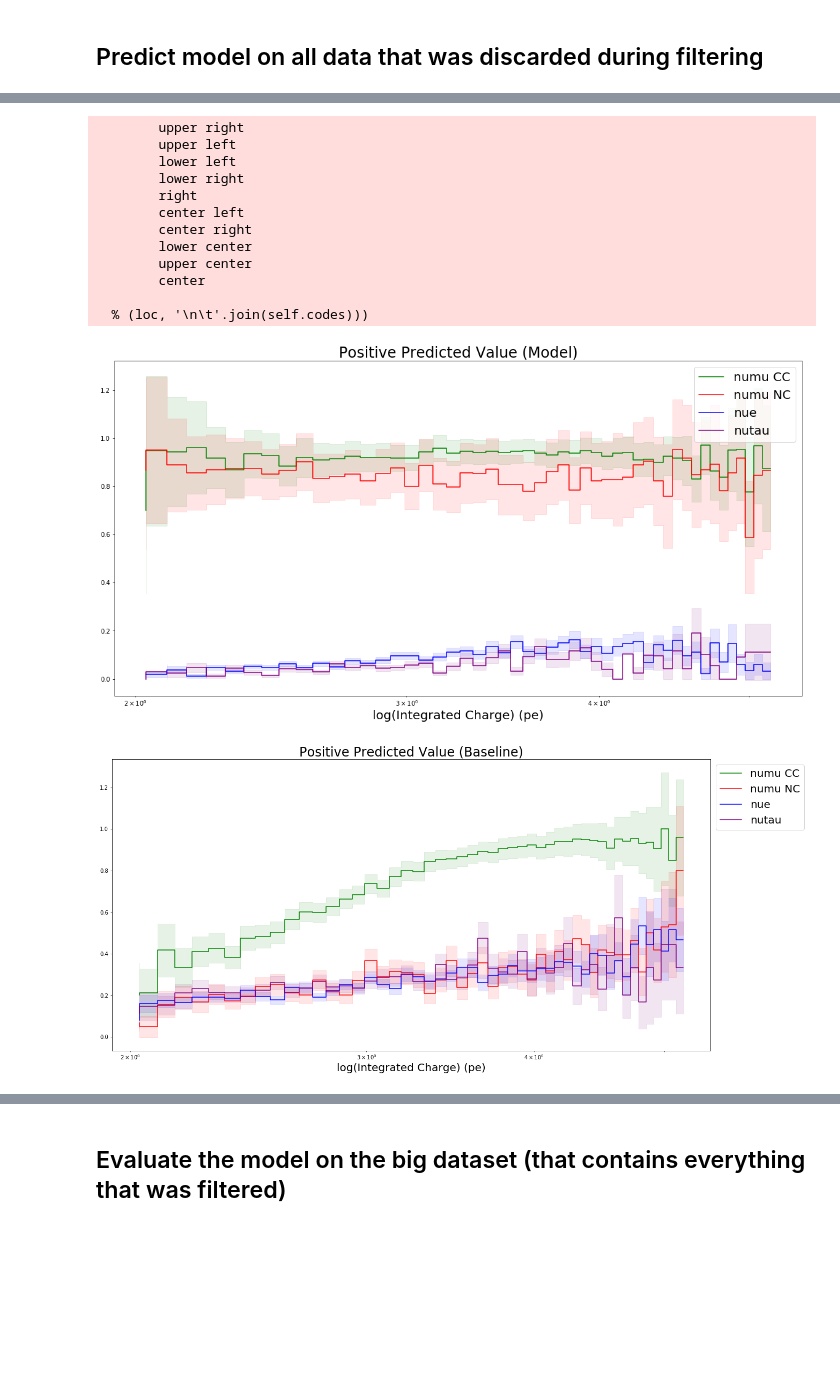
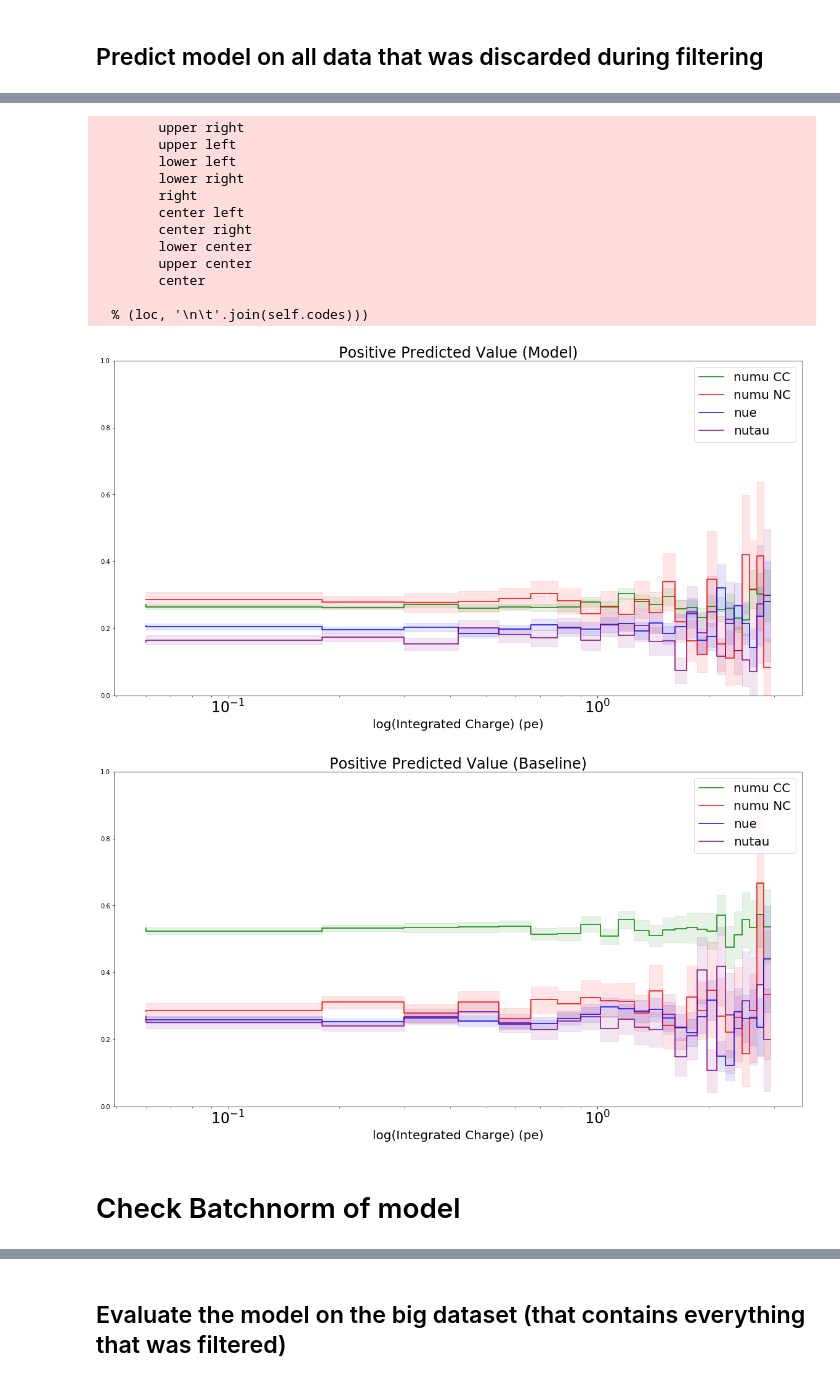
Before and after one commit to ruian1/NuIntClassification, a Jupyter notebook: baselines.ipynb, the cells around one changed output, grey strips where cells are left out. Saved outputs shown, nothing was run; the diff lists cells and outputs as text; code cells hidden in the pictures; blank space fills up the shorter version.

```diff
--- a/baselines.ipynb
+++ b/baselines.ipynb
@@ -121,5 +96,0 @@ Large test data consists of (1615566,) samples
-# %%
-charge = np.array(data.file['TotalCharge']['value'])
-pdg_encodings = np.array(data.file['PDGEncoding']['value'])
-interaction_type = np.array(data.file['InteractionType']['value'])
-y_baseline = (data.delta_loglikelihood >= 2.0).astype(np.uint8)
@@ -127,0 +97,7 @@ test_idx = data._get_idx('test')
+# %%
+charge = np.array(data_test.file['TotalCharge'])[data_test._idxs]
+pdg_encodings = np.array(data_test.file['PDGEncoding'])[data_test._idxs]
+interaction_types = np.array(data_test.file['InteractionType'])[data_test._idxs]
+#_ = plt.hist(np.log(np.array(data_train.file['TotalCharge'])))
+plt.hist(np.log(charge))
+min(charge)
@@ -151,7 +130,7 @@ def binned_ppr(y_pred, y_gnd, charge, bins=50):
     """
     log_charge = np.log(charge)
     # Bin all charges
-    bin_counts, bins = np.histogram(log_charge, bins=bins, range=(2.0, 5.2))
+    bin_counts, bins = np.histogram(log_charge, bins=bins, range=(0, 3.0))
     # Bin positive predictions
     pos_bin_counts, _ = np.histogram(log_charge[y_pred > 0], bins=bins)
     ppr = pos_bin_counts / bin_counts
@@ -178,7 +157,7 @@ def ppr_plot(y_pred, y_gnd, charges, pdg_encodings, interaction_types, title, pl
         else:
             mask = np.logical_and((pdg_encodings == pdg_encoding), (interaction_types == interaction_type))
 
-        ppr, sigma, bin_edges = binned_ppr(y_pred[mask], y_gnd[mask], charges[mask])
+        ppr, sigma, bin_edges = binned_ppr(y_pred[mask], y_gnd[mask], charges[mask], bins=25)
         bin_centers = 0.5 * (bin_edges[1:] + bin_edges[:-1])
         plt.fill_between(
             bin_centers,
@@ -196,6 +175,7 @@ def ppr_plot(y_pred, y_gnd, charges, pdg_encodings, interaction_types, title, pl
             linestyle='steps',
         )
     plt.xlabel('log(Integrated Charge) (pe)', fontsize=20)
+    plt.ylim(0, 1)
     plt.legend(loc='left', bbox_to_anchor=(1.0, 1.0), fontsize=20)
     plt.title(title, fontsize=24)
 # %%
@@ -211,7 +191,7 @@ plots = {
 
 }
 # %%
-ppr_plot(y_model, data.targets[test_idx], charge[test_idx], pdg_encodings[test_idx], interaction_type[test_idx],
+ppr_plot(y_model, data_test.targets, charge, pdg_encodings, interaction_types,
         'Positive Predicted Value (Model)', plots)
 # %% [output]
         upper right
@@ -226,9 +206,11 @@ ppr_plot(y_model, data.targets[test_idx], charge[test_idx], pdg_encodings[test_i
         center
 
   % (loc, '\n\t'.join(self.codes)))
-[figure, old version]
+[figure, new version]
 # %%
-ppr_plot(y_baseline[test_idx], data.targets[test_idx], charge[test_idx], pdg_encodings[test_idx], interaction_type[test_idx],
+ppr_plot(y_baseline, data_test.targets, charge, pdg_encodings, interaction_types,
         'Positive Predicted Value (Baseline)', plots)
 # %% [output]
-[figure, old version]
+[figure, new version]
+# %% [markdown]
+# Check Batchnorm of model
```
Also changed, not shown: parts of 29 cells of this notebook, 13 other files.
